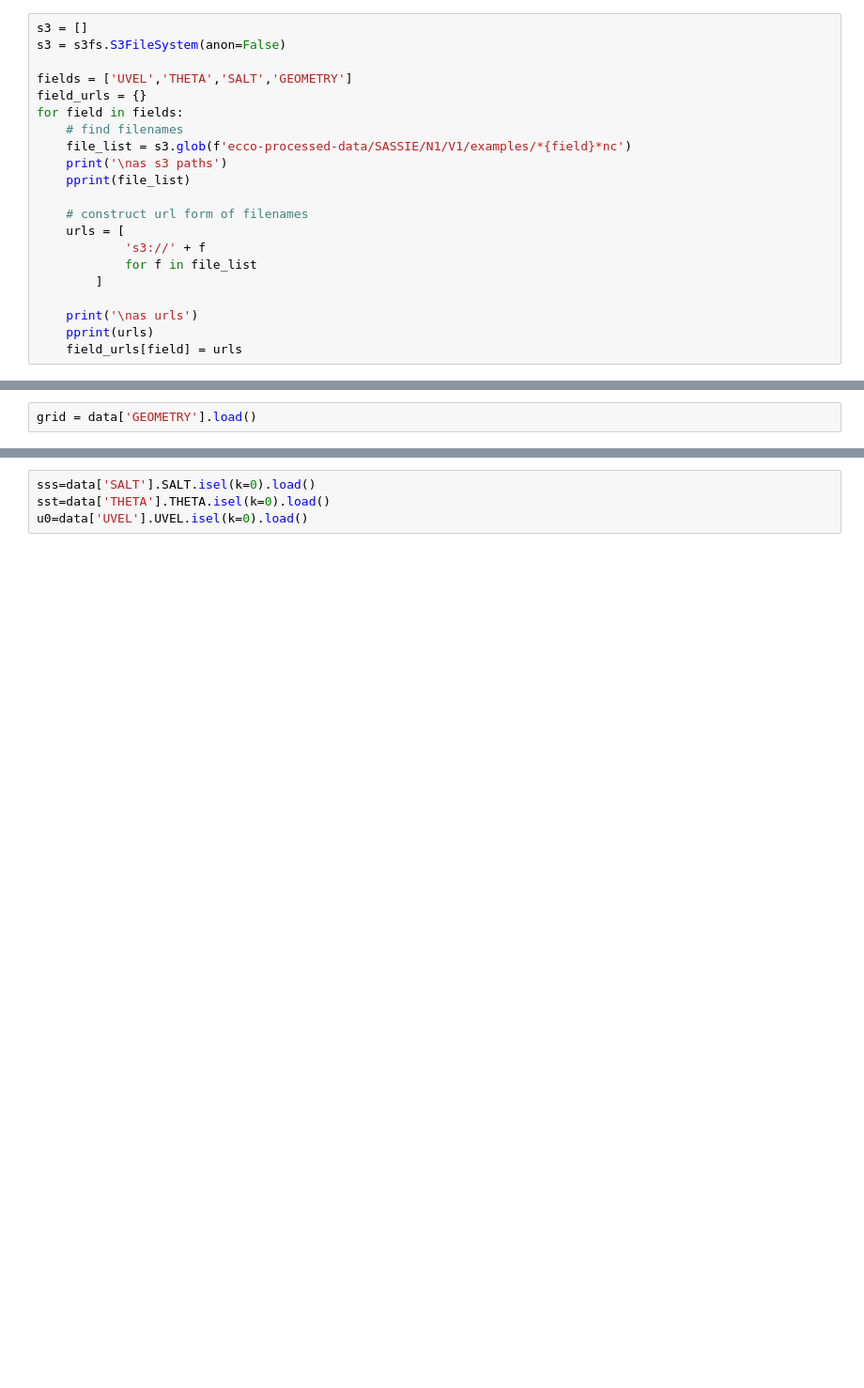
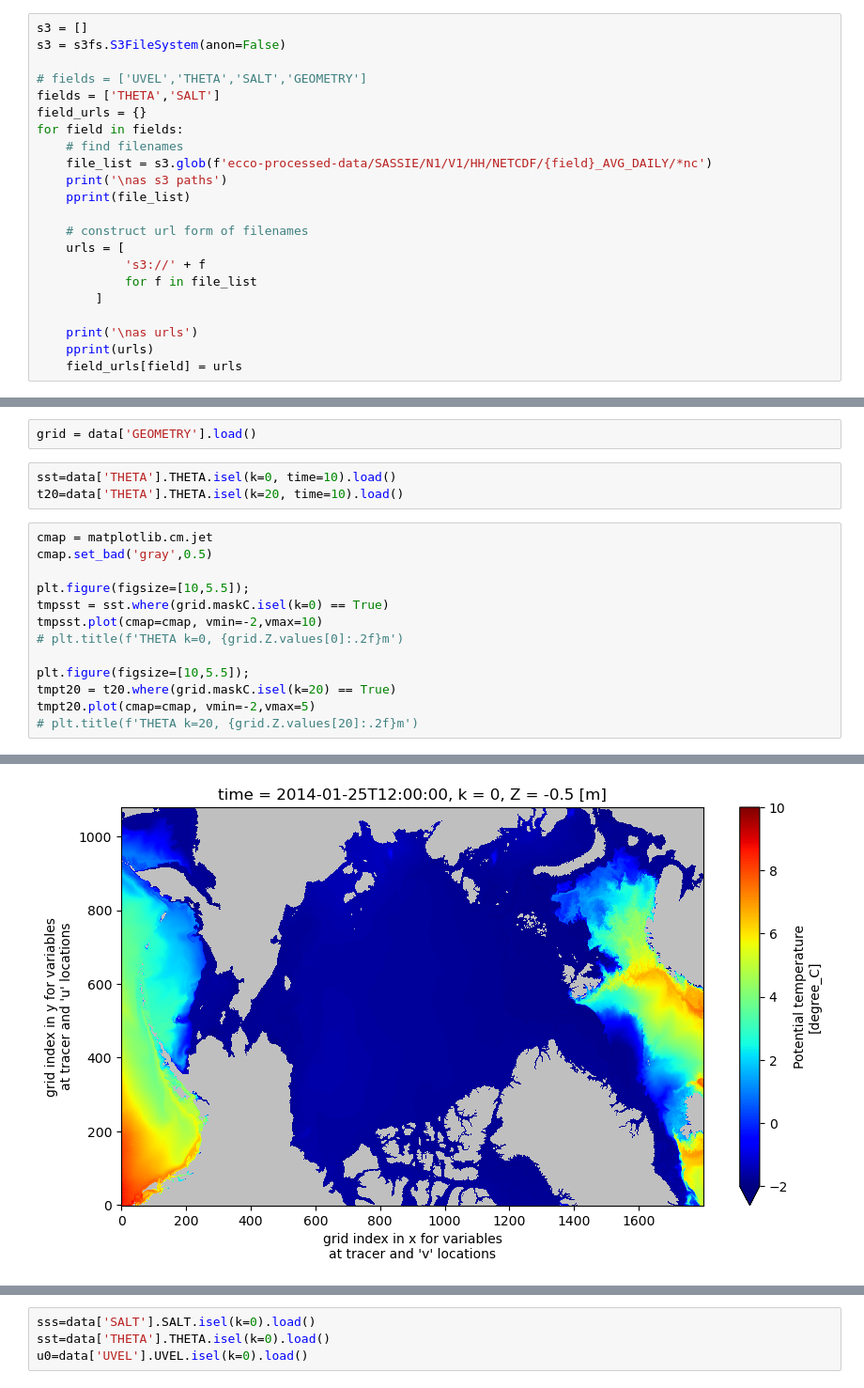
Before and after one commit to ifenty/SASSIE_downscale_ecco_v5, a Jupyter notebook: SASSIE_hh.ipynb, the cells around one changed output, grey strips where cells are left out. Shown at 94% size. Saved outputs shown, nothing was run; the diff lists cells and outputs as text; blank space fills up the shorter version.

Commit message:
various changes to fix 2D fields and clean up file handling

```diff
--- a/SASSIE_hh.ipynb
+++ b/SASSIE_hh.ipynb
@@ -45,11 +45,12 @@ ECCO_dir = join(user_home_dir,'Downloads','ECCO_V4r4_PODAAC')
 s3 = []
 s3 = s3fs.S3FileSystem(anon=False)
 
-fields = ['UVEL','THETA','SALT','GEOMETRY']
+# fields = ['UVEL','THETA','SALT','GEOMETRY']
+fields = ['THETA','SALT']
 field_urls = {}
 for field in fields:
     # find filenames
-    file_list = s3.glob(f'ecco-processed-data/SASSIE/N1/V1/examples/*{field}*nc')
+    file_list = s3.glob(f'ecco-processed-data/SASSIE/N1/V1/HH/NETCDF/{field}_AVG_DAILY/*nc')
     print('\nas s3 paths')
     pprint(file_list)
 
@@ -105,2 +117,19 @@ GEOMETRY
 # %%
 grid = data['GEOMETRY'].load()
+# %%
+sst=data['THETA'].THETA.isel(k=0, time=10).load()
+t20=data['THETA'].THETA.isel(k=20, time=10).load()
+# %%
+cmap = matplotlib.cm.jet
+cmap.set_bad('gray',0.5)
+
+plt.figure(figsize=[10,5.5]);
+tmpsst = sst.where(grid.maskC.isel(k=0) == True)
+tmpsst.plot(cmap=cmap, vmin=-2,vmax=10)
+# plt.title(f'THETA k=0, {grid.Z.values[0]:.2f}m')
+
+plt.figure(figsize=[10,5.5]);
+tmpt20 = t20.where(grid.maskC.isel(k=20) == True)
+tmpt20.plot(cmap=cmap, vmin=-2,vmax=5)
+# plt.title(f'THETA k=20, {grid.Z.values[20]:.2f}m')
+# %% [output]
@@ -106,0 +137 @@ grid = data['GEOMETRY'].load()
+[figure, added]
```
Also changed, not shown: parts of 4 cells of this notebook, 2 other files.
